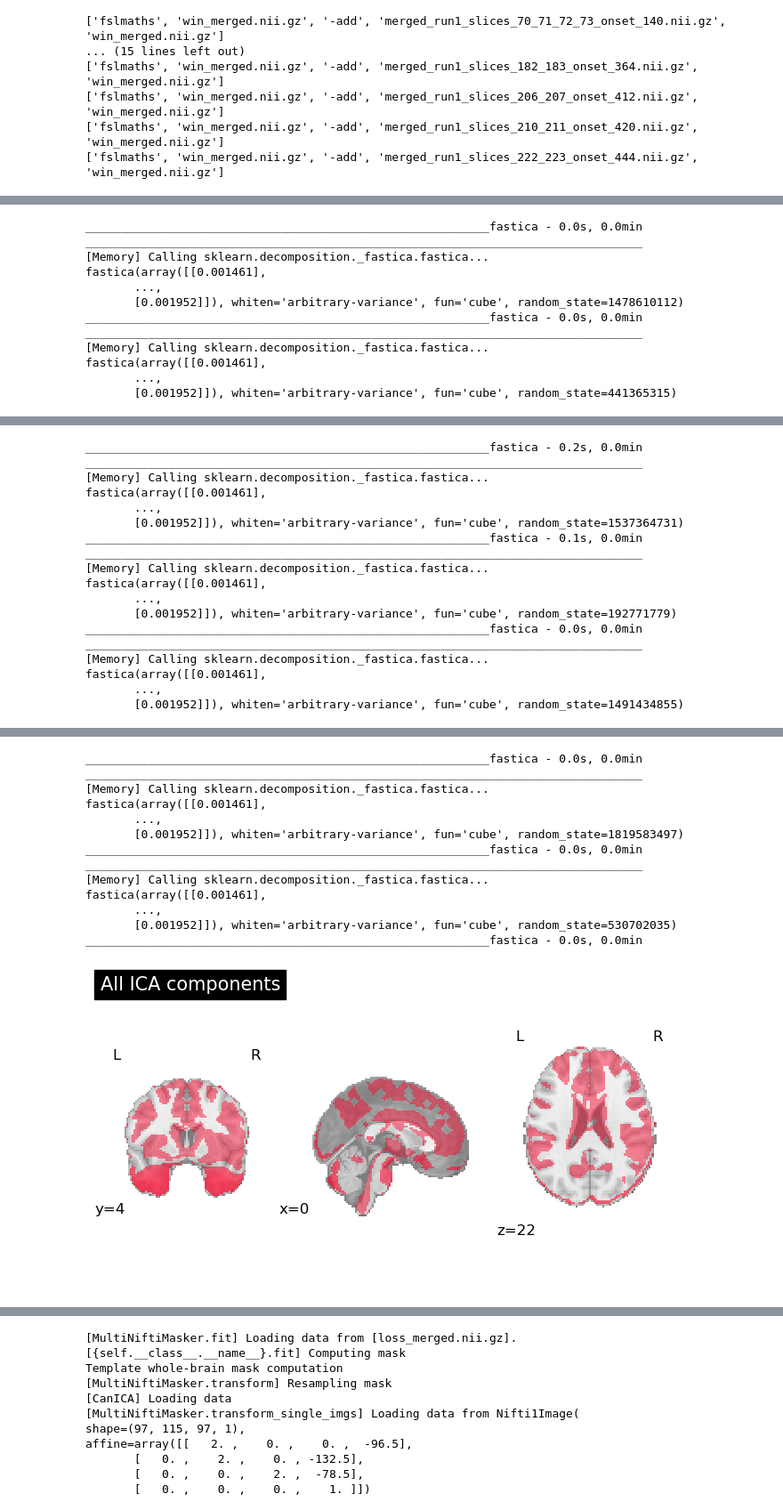
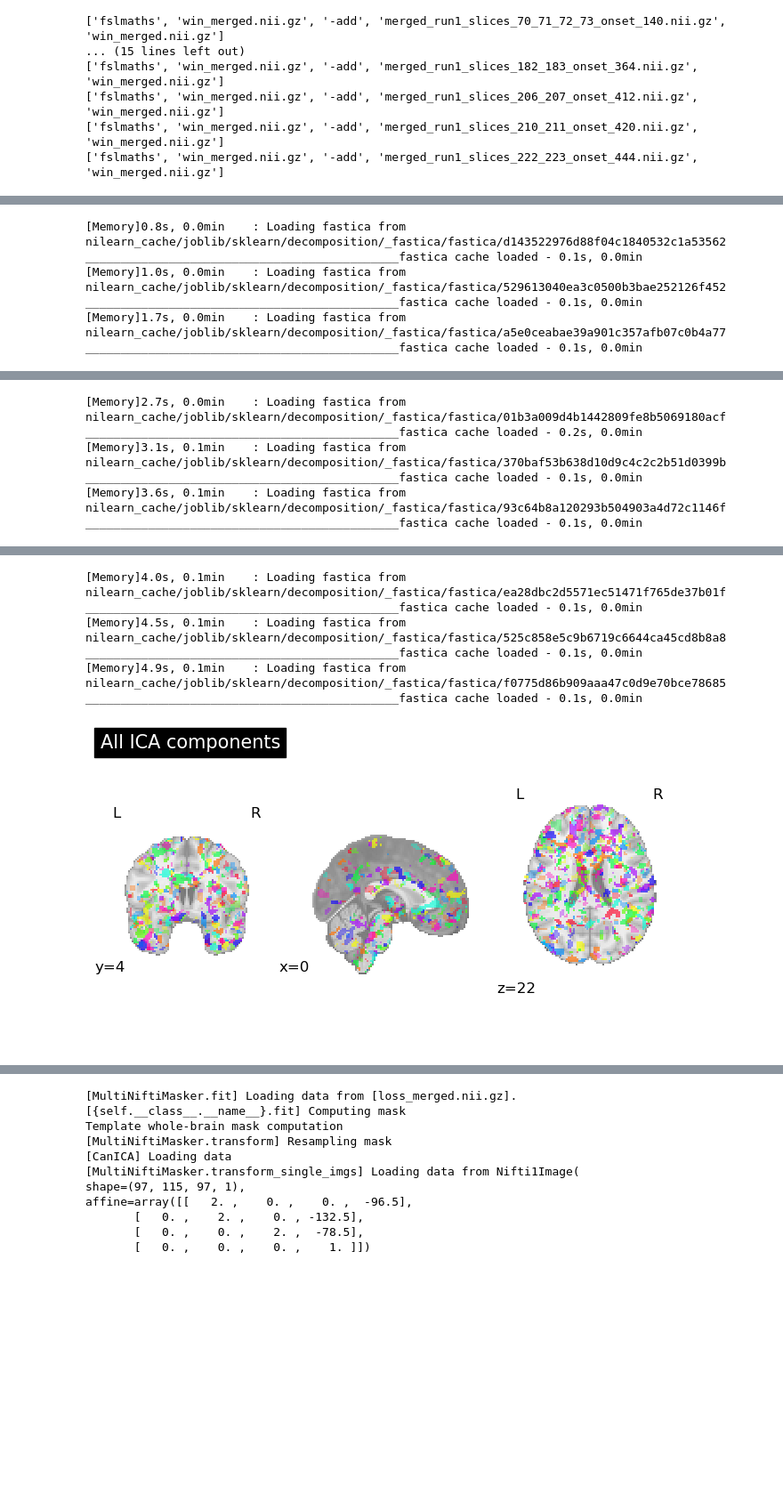
Before and after one commit to justyna3773/mlatnan_mixed_gambles_project, a Jupyter notebook: preprocessed_ica.ipynb, the cells around one changed output, grey strips where cells are left out. Shown: that part at 89% size. Drawn from its saved outputs; the diff is of its cells as text; code cells hidden in the pictures; blank space fills up the shorter version.

```diff
--- a/preprocessed_ica.ipynb
+++ b/preprocessed_ica.ipynb
@@ -101,7 +103,7 @@ merge_files_based_on_timestamps(onsets_win, output_prefix='win')
 ['fslmaths', 'win_merged.nii.gz', '-add', 'merged_run1_slices_222_223_onset_444.nii.gz', 'win_merged.nii.gz']
 # %%
 func_filenames = [
-    'win_loss_diff.nii.gz'
+    '../test.nii.gz'
 ]
 canica = CanICA(
     n_components=10,
@@ -137,12 +130,6 @@ fastica(array([[0.001461],
-__________________________________________________________fastica - 0.0s, 0.0min
-________________________________________________________________________________
-[Memory] Calling sklearn.decomposition._fastica.fastica...
-fastica(array([[0.001461],
-       ...,
-       [0.001952]]), whiten='arbitrary-variance', fun='cube', random_state=1478610112)
-__________________________________________________________fastica - 0.0s, 0.0min
-________________________________________________________________________________
-[Memory] Calling sklearn.decomposition._fastica.fastica...
-fastica(array([[0.001461],
-       ...,
-       [0.001952]]), whiten='arbitrary-variance', fun='cube', random_state=441365315)
+[Memory]0.8s, 0.0min    : Loading fastica from nilearn_cache/joblib/sklearn/decomposition/_fastica/fastica/d143522976d88f04c1840532c1a53562
+_____________________________________________fastica cache loaded - 0.1s, 0.0min
+[Memory]1.0s, 0.0min    : Loading fastica from nilearn_cache/joblib/sklearn/decomposition/_fastica/fastica/529613040ea3c0500b3bae252126f452
+_____________________________________________fastica cache loaded - 0.1s, 0.0min
+[Memory]1.7s, 0.0min    : Loading fastica from nilearn_cache/joblib/sklearn/decomposition/_fastica/fastica/a5e0ceabae39a901c357afb07c0b4a77
+_____________________________________________fastica cache loaded - 0.1s, 0.0min
@@ -150,18 +137,6 @@ fastica(array([[0.001461],
-__________________________________________________________fastica - 0.2s, 0.0min
-________________________________________________________________________________
-[Memory] Calling sklearn.decomposition._fastica.fastica...
-fastica(array([[0.001461],
-       ...,
-       [0.001952]]), whiten='arbitrary-variance', fun='cube', random_state=1537364731)
-__________________________________________________________fastica - 0.1s, 0.0min
-________________________________________________________________________________
-[Memory] Calling sklearn.decomposition._fastica.fastica...
-fastica(array([[0.001461],
-       ...,
-       [0.001952]]), whiten='arbitrary-variance', fun='cube', random_state=192771779)
-__________________________________________________________fastica - 0.0s, 0.0min
-________________________________________________________________________________
-[Memory] Calling sklearn.decomposition._fastica.fastica...
-fastica(array([[0.001461],
-       ...,
-       [0.001952]]), whiten='arbitrary-variance', fun='cube', random_state=1491434855)
+[Memory]2.7s, 0.0min    : Loading fastica from nilearn_cache/joblib/sklearn/decomposition/_fastica/fastica/01b3a009d4b1442809fe8b5069180acf
+_____________________________________________fastica cache loaded - 0.2s, 0.0min
+[Memory]3.1s, 0.1min    : Loading fastica from nilearn_cache/joblib/sklearn/decomposition/_fastica/fastica/370baf53b638d10d9c4c2c2b51d0399b
+_____________________________________________fastica cache loaded - 0.1s, 0.0min
+[Memory]3.6s, 0.1min    : Loading fastica from nilearn_cache/joblib/sklearn/decomposition/_fastica/fastica/93c64b8a120293b504903a4d72c1146f
+_____________________________________________fastica cache loaded - 0.1s, 0.0min
@@ -169,17 +144,10 @@ fastica(array([[0.001461],
-__________________________________________________________fastica - 0.0s, 0.0min
-________________________________________________________________________________
-[Memory] Calling sklearn.decomposition._fastica.fastica...
-fastica(array([[0.001461],
-       ...,
-       [0.001952]]), whiten='arbitrary-variance', fun='cube', random_state=1819583497)
-__________________________________________________________fastica - 0.0s, 0.0min
-________________________________________________________________________________
-[Memory] Calling sklearn.decomposition._fastica.fastica...
-fastica(array([[0.001461],
-       ...,
-       [0.001952]]), whiten='arbitrary-variance', fun='cube', random_state=530702035)
-__________________________________________________________fastica - 0.0s, 0.0min
+[Memory]4.0s, 0.1min    : Loading fastica from nilearn_cache/joblib/sklearn/decomposition/_fastica/fastica/ea28dbc2d5571ec51471f765de37b01f
+_____________________________________________fastica cache loaded - 0.1s, 0.0min
+[Memory]4.5s, 0.1min    : Loading fastica from nilearn_cache/joblib/sklearn/decomposition/_fastica/fastica/525c858e5c9b6719c6644ca45cd8b8a8
+_____________________________________________fastica cache loaded - 0.1s, 0.0min
+[Memory]4.9s, 0.1min    : Loading fastica from nilearn_cache/joblib/sklearn/decomposition/_fastica/fastica/f0775d86b909aaa47c0d9e70bce78685
+_____________________________________________fastica cache loaded - 0.1s, 0.0min
-[figure, old version]
+[figure, new version]
 # %%
 print('Total explained variance:', canica.score(canica.components_img_))
 # %% [output]
```
Also changed, not shown: parts of 4 cells of this notebook, 2 other files.
